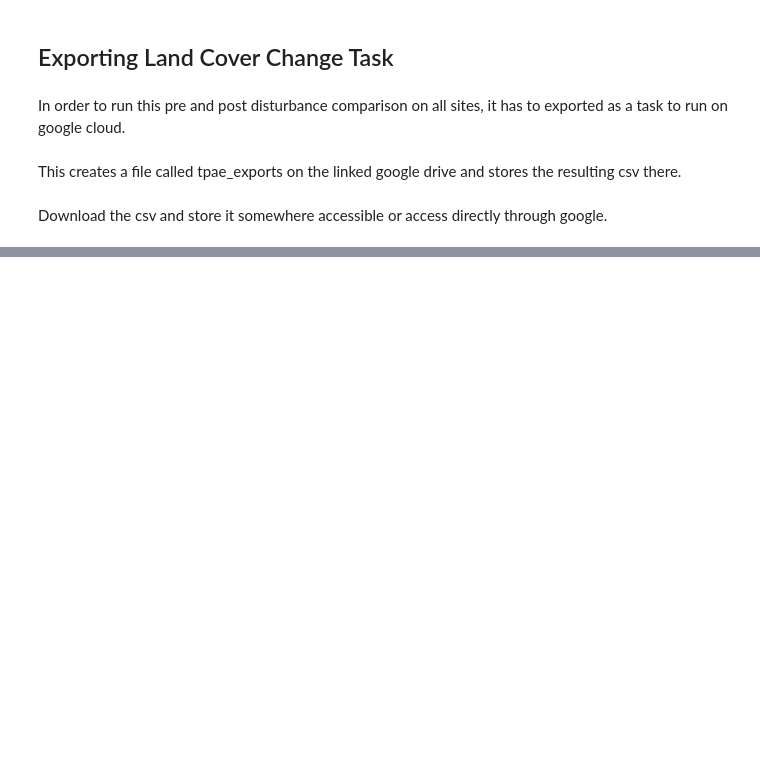
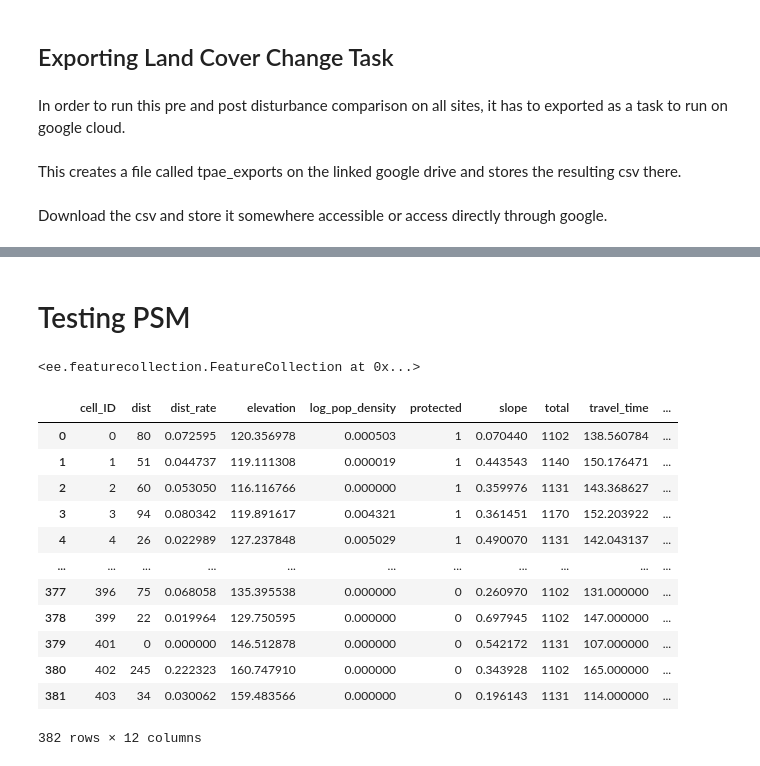
Before and after one commit to SkyTruth/tpae, a Jupyter notebook: notebooks/DIST_ALERT.ipynb, the cells around one changed output, grey strips where cells are left out. Cells and saved outputs as stored; diff of their text form; code cells hidden in the pictures; blank space fills up the shorter version.

Commit message:
Edited DIST and DW functions and continued changes in the notebook

```diff
--- a/notebooks/DIST_ALERT.ipynb
+++ b/notebooks/DIST_ALERT.ipynb
@@ -340,0 +213,11 @@ plot_lc_change(results_2024['Parc national des Virunga'])
+# %% [markdown]
+# Testing PSM
+# %%
+match_table_1543 = pd.read_parquet("/Users/conordoremus/Desktop/SKYTRUTH/TPAE/TestPSM/match_table_1543.parquet")
+matched_grids_1543 = gpd.read_parquet("/Users/conordoremus/Desktop/SKYTRUTH/TPAE/TestPSM/matched_grids_1543.parquet")
+# %%
+matched_grids_1543 = matched_grids_1543.to_crs(epsg=4326)
+matched_grids = geemap.geopandas_to_ee(matched_grids_1543)
+display(matched_grids)
+# %% [output]
+<ee.featurecollection.FeatureCollection at 0x...>
@@ -340,0 +227,23 @@ plot_lc_change(results_2024['Parc national des Virunga'])
+# %%
+grid_dist_data = {}
+for year in ["2023", "2024", "2025"]:
+    grid_dist_data[f"1543_{year}"] = calculate_FeatureCollection_AC_dist_rate(year, 30, 400, matched_grids)
+# %%
+grid_dist_df = pd.DataFrame(grid_dist_data["1543_2025"])
+merge_keys = ['cell_ID', 'elevation', 'log_pop_density', 'protected', 'slope', 'travel_time', 'treecover2000']
+scored = pd.merge(grid_dist_df, matched_grids_1543, on=merge_keys)
+scored
+# %% [output]
+|  | cell_ID | dist | dist_rate | elevation | log_pop_density | protected | slope | total | travel_time | ... |
+| 0 | 0 | 80 | 0.072595 | 120.356978 | 0.000503 | 1 | 0.070440 | 1102 | 138.560784 | ... |
+| 1 | 1 | 51 | 0.044737 | 119.111308 | 0.000019 | 1 | 0.443543 | 1140 | 150.176471 | ... |
+| 2 | 2 | 60 | 0.053050 | 116.116766 | 0.000000 | 1 | 0.359976 | 1131 | 143.368627 | ... |
+| 3 | 3 | 94 | 0.080342 | 119.891617 | 0.004321 | 1 | 0.361451 | 1170 | 152.203922 | ... |
+| 4 | 4 | 26 | 0.022989 | 127.237848 | 0.005029 | 1 | 0.490070 | 1131 | 142.043137 | ... |
+| ... | ... | ... | ... | ... | ... | ... | ... | ... | ... | ... |
+| 377 | 396 | 75 | 0.068058 | 135.395538 | 0.000000 | 0 | 0.260970 | 1102 | 131.000000 | ... |
+| 378 | 399 | 22 | 0.019964 | 129.750595 | 0.000000 | 0 | 0.697945 | 1102 | 147.000000 | ... |
+| 379 | 401 | 0 | 0.000000 | 146.512878 | 0.000000 | 0 | 0.542172 | 1131 | 107.000000 | ... |
+| 380 | 402 | 245 | 0.222323 | 160.747910 | 0.000000 | 0 | 0.343928 | 1102 | 165.000000 | ... |
+| 381 | 403 | 34 | 0.030062 | 159.483566 | 0.000000 | 0 | 0.196143 | 1131 | 114.000000 | ... |
+382 rows × 12 columns
```
Also changed, not shown: parts of 35 cells of this notebook, 6 other files.
